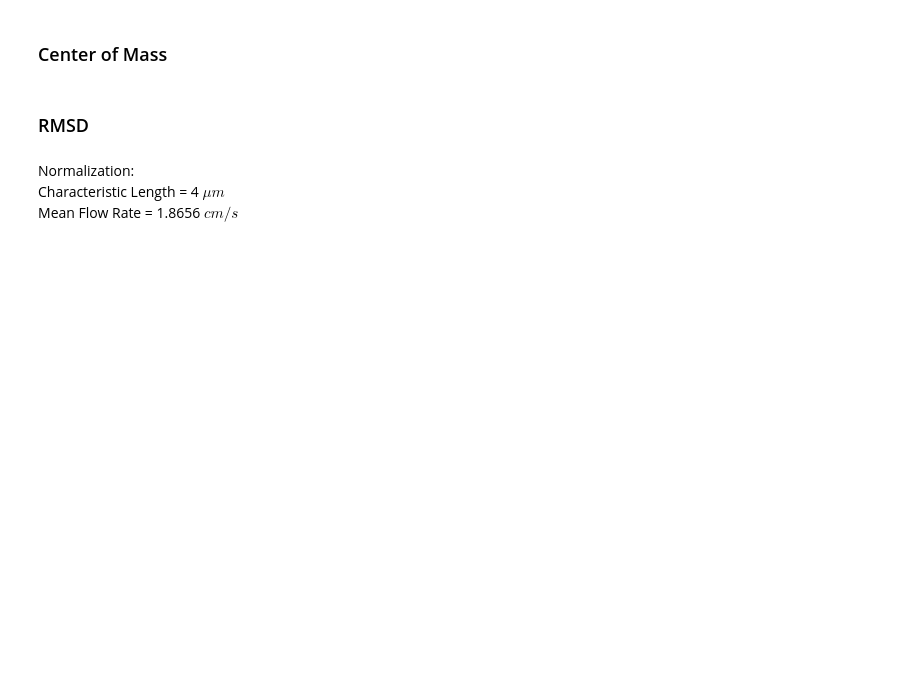
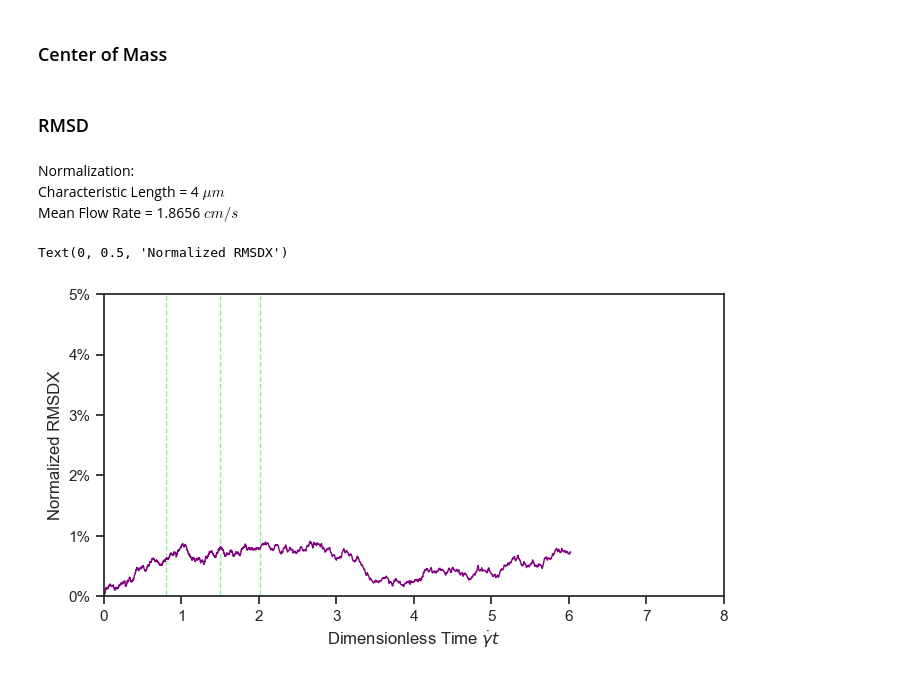
Before and after one commit to gary89git/data_processing, a Jupyter notebook: flip2-50.ipynb, the cells around one changed output. Cells and saved outputs as stored; diff of their text form; code cells hidden in the pictures; blank space fills up the shorter version.

```diff
--- a/flip2-50.ipynb
+++ b/flip2-50.ipynb
@@ -114,6 +114,8 @@ a, b = 0.818, 1.675   #1, 2.4
 J_T = 2*np.pi*(a/b+b/a)/gamma
 print(J_T*gamma/2)
 pivot = (a**2+b**2)*2*np.pi/(a*b*gamma*2)
+pline = [172.64, 322.4, 430.56]
+pline = [i*gamma for i in pline]
 # %% [output]
 7.967190403582442
 # %%
@@ -132,9 +134,6 @@ for i in range(len(J_theta)):
         J_theta[i] += np.pi/2
     else:
         J_theta[i] -= np.pi/2
-# %%
-pline = [172.64]
-pline = [i*gamma for i in pline]
 # %%
 sns.set_style("ticks") # darkgrid, whitegrid, dark, white, ticks
 sns.set_context("notebook") # paper, notebook, talk, poster
@@ -1098,8 +1097,12 @@ Characteristic Length = 4 $\mu m$
 Mean Flow Rate = 1.8656 $cm/s$
 # %%
 f2_50 = wb['f2-50rmsd']
-# x_c, v_c = 4, 1.8656
-x_c, v_c = 1, 1
+x_c, v_c = 4, 1.8656
+# x_c, v_c = 1, 1
+# %%
+t = [x.value for i,x in enumerate(f2_50['n']) if x.value is not None and i > 0]
+rmsdx = [x.value for i,x in enumerate(f2_50['h']) if x.value is not None and i > 0]
+rmsdv = [x.value for i,x in enumerate(f2_50['j']) if x.value is not None and i > 0]
 # %%
 t2 = [x.value for i,x in enumerate(f2_50['s']) if x.value is not None and i > 0]
 t3 = [x.value for i,x in enumerate(f2_50['af']) if x.value is not None and i > 0]
@@ -1315,40 +1318,33 @@ iplot(fig)
 pio.write_image(fig, 'RMSDV.png', format='png', scale=5)
 print("Done!")
 # %%
-sns.set_style("darkgrid") # darkgrid, whitegrid, dark, white, ticks
+sns.set_style("ticks") # darkgrid, whitegrid, dark, white, ticks
 sns.set_context("notebook") # paper, notebook, talk, poster
-fig = pl.figure(figsize=(14, 7), dpi=100)
+fig = pl.figure(figsize=(8, 4), dpi=100)
 ax1 = fig.add_subplot(111)
+for i in range(len(pline)):
+    ax1.plot([pline[i]]*2, [-4,1], color='lightgreen', linewidth=1, alpha=1, linestyle='--')
+ax1.plot(t, [i/x_c for i in rmsdx], linestyle='-', color='purple', linewidth=1, alpha=1)
 
-ax1.plot([644.8,644.8], [-0.1,0.1], linestyle='-.', color='lightgreen', linewidth=1, alpha=1)
-ax1.plot([1015.04,1015.04], [-0.1,0.1], linestyle='-.', color='lightgreen', linewidth=1, alpha=1)
-ax1.plot([1258.4,1258.4], [-0.1,0.1], linestyle='-.', color='lightgreen', linewidth=1, alpha=1)
-ax1.plot([1778.4,1778.4], [-0.1,0.1], linestyle='-.', color='lightgreen', linewidth=1, alpha=1)
-
-ax1.plot(t5, rmsdx5, linestyle='-', color='green', linewidth=1, alpha=1, label=r'$5\times 10^-4$')
-ax1.plot(t4, rmsdx4, linestyle='-', color='blue', linewidth=1, alpha=1, label=r'$4\times 10^-4$')
-ax1.plot(t3, rmsdx3, linestyle='-', color='red', linewidth=1, alpha=1, label=r'$3\times 10^-4$')
-ax1.plot(t2, rmsdx2, linestyle='-', color='orange', linewidth=1, alpha=1, label=r'$2\times 10^-4$')
-ax1.plot(t33, rmsdx33, linestyle='-', color='red', linewidth=1, alpha=1)
-
-ax1.legend(loc=3, ncol=1)
-# ax1.set_xlim([0,3150])
+# ax1.legend(loc=3, ncol=1)
+ax1.set_xlim([0,8])
 # ax1.set_xticks(range(0,3001,1000))
-# ax1.set_ylim([-0.005,0.001])
+ax1.set_ylim([0,0.05])
 # ax1.set_yticks([0,-np.pi/2,-np.pi])
-# ax1.set_yticklabels([0,r'$-\frac{\pi}{2}$',r'$-\pi$'])
-ax1.set_xlabel(r'Simulated Time ($\mu s$)')
-ax1.set_ylabel(r'RMSDX ($\mu m$)')
+ax1.set_yticklabels(['{:,.0%}'.format(x/100) for x in range(6)])
+ax1.set_xlabel(r'Dimensionless Time $\dot\gamma t$')
+ax1.set_ylabel(r'Normalized RMSDX')
 
 # ax2 = fig.add_subplot(122)
 # ax2.plot(J_t[1:], J_omega[1:], marker='', color='blue', linewidth=1, alpha=1, label=r'$\omega$')
 # ax2.legend(loc=3, ncol=1)
 # ax2.set_xlim([0,3150])
 # ax2.set_xticks(range(0,3001,500))
 # ax2.set_xlabel(r'Time ($\mu s$)')
 # ax2.set_ylabel(r'Angular Velocity ($\mu s^{-1}$)')
 
 # fig.subplots_adjust(bottom=0.1, right=0.8, top=0.9, wspace = 0.2, hspace = 0.2)
 # fig.subplots_adjust(wspace = 0.3)
-
-# fig.savefig('RMSDX1.png', dpi=200, bbox_inches='tight')
+# %% [output]
+Text(0, 0.5, 'Normalized RMSDX')
+[figure, added]
```
Also changed, not shown: parts of 1 cell of this notebook, 1 other file.
